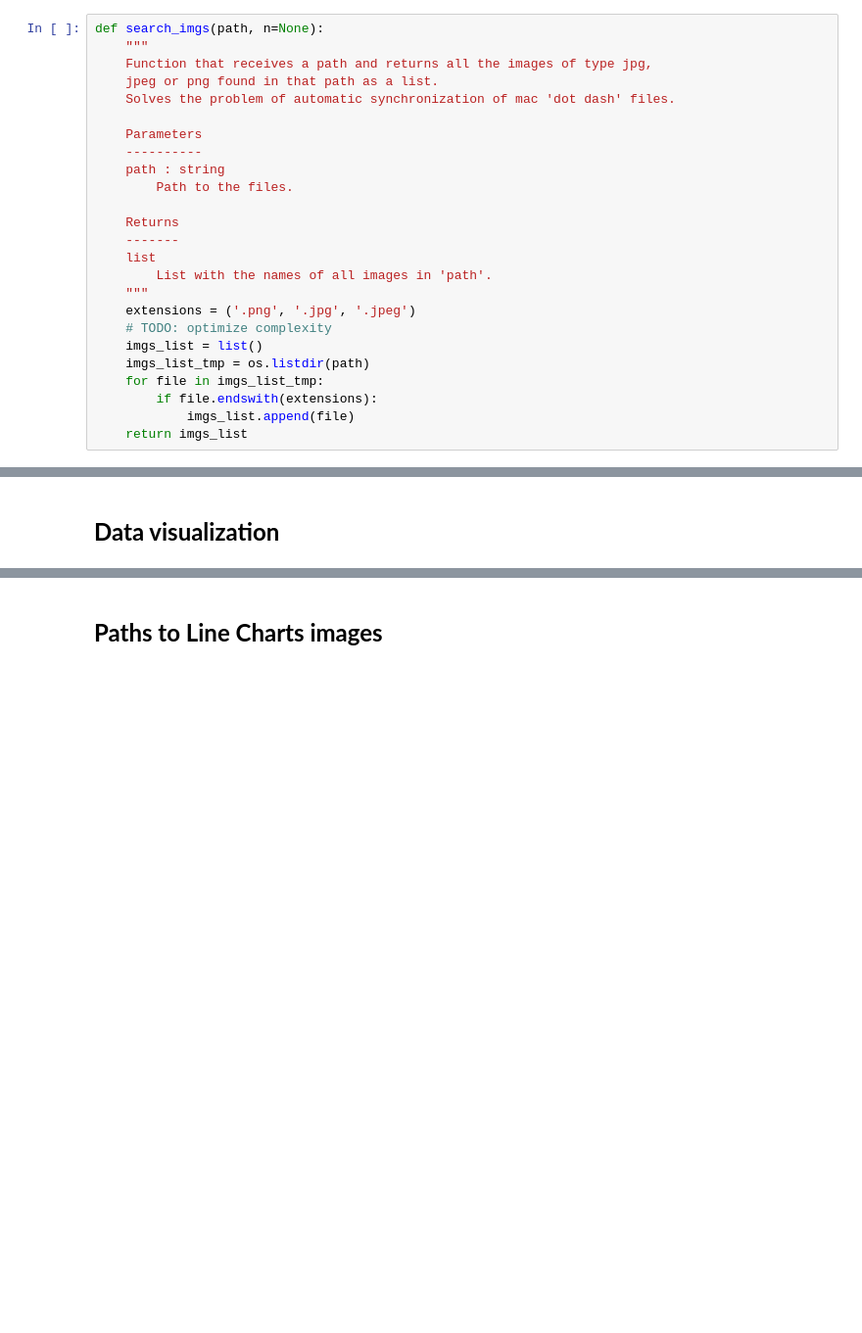
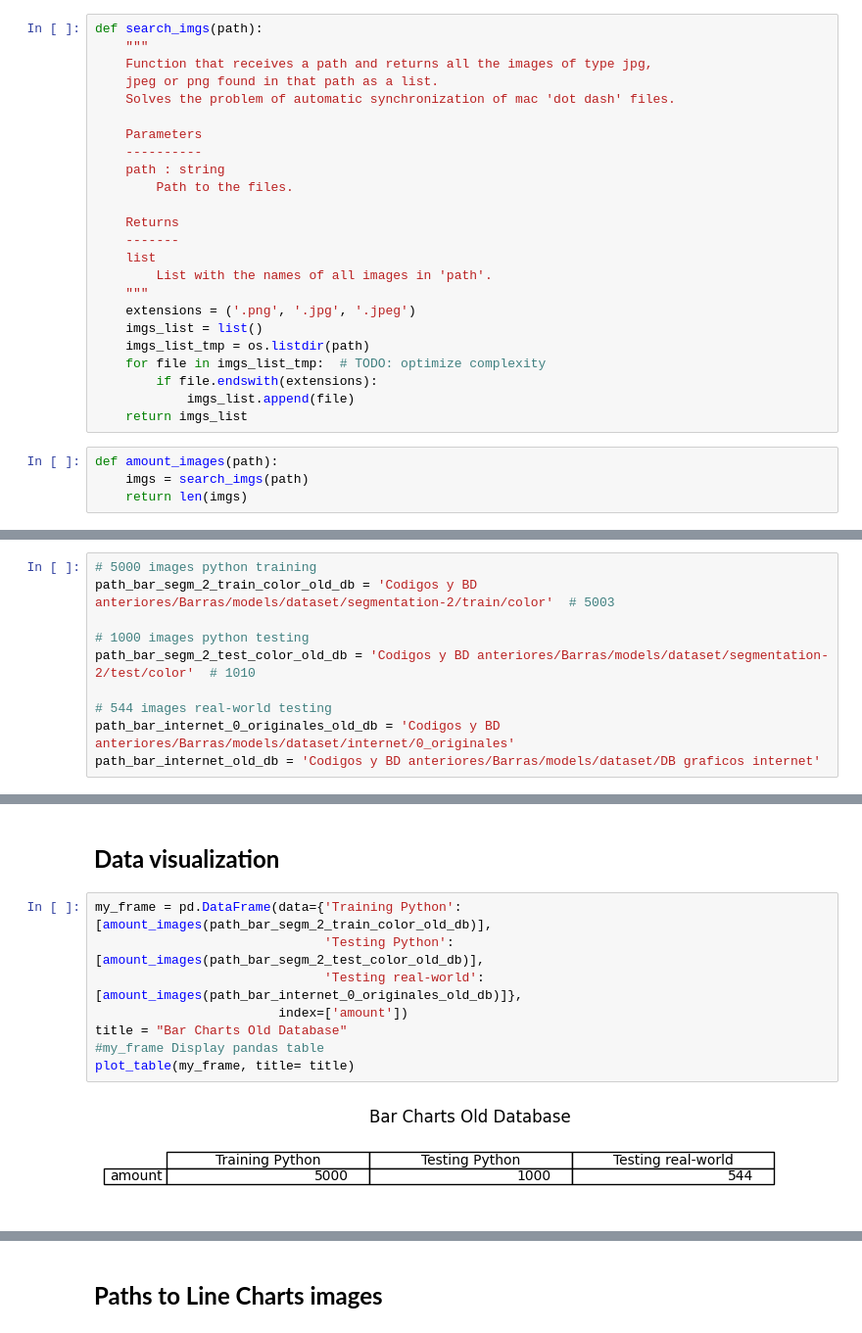
Before and after one commit to nucontreras/artificial-intelligence-scripts, a Jupyter notebook: FSCN/data_analysis.ipynb, the cells around one changed output, grey strips where cells are left out. Shown at 98% size. Drawn from its saved outputs; the diff is of its cells as text; blank space fills up the shorter version.

```diff
--- a/FSCN/data_analysis.ipynb
+++ b/FSCN/data_analysis.ipynb
@@ -34,7 +34,7 @@ import cv2
 # %% [markdown]
 #<b><FONT color='MidnightBlue' size='5'>General Functions</FONT></b>
 # %%
-def search_imgs(path, n=None):
+def search_imgs(path):
     """
     Function that receives a path and returns all the images of type jpg,
     jpeg or png found in that path as a list.
@@ -51,13 +51,16 @@ def search_imgs(path, n=None):
         List with the names of all images in 'path'.
     """
     extensions = ('.png', '.jpg', '.jpeg')
-    # TODO: optimize complexity
     imgs_list = list()
     imgs_list_tmp = os.listdir(path)
-    for file in imgs_list_tmp:
+    for file in imgs_list_tmp:  # TODO: optimize complexity
         if file.endswith(extensions):
             imgs_list.append(file)
     return imgs_list
+# %%
+def amount_images(path):
+    imgs = search_imgs(path)
+    return len(imgs)
 # %%
 def plot_table(frame, title=None):
     fig = plt.figure(figsize=(8, 1))
@@ -232,0 +175,10 @@ The path Codigos y BD anteriores/Barras/models/dataset/DB graficos internet/Barr
+# %%
+# 5000 images python training
+path_bar_segm_2_train_color_old_db = 'Codigos y BD anteriores/Barras/models/dataset/segmentation-2/train/color'  # 5003
+
+# 1000 images python testing
+path_bar_segm_2_test_color_old_db = 'Codigos y BD anteriores/Barras/models/dataset/segmentation-2/test/color'  # 1010
+
+# 544 images real-world testing
+path_bar_internet_0_originales_old_db = 'Codigos y BD anteriores/Barras/models/dataset/internet/0_originales'
+path_bar_internet_old_db = 'Codigos y BD anteriores/Barras/models/dataset/DB graficos internet'
@@ -233,2 +187,12 @@ The path Codigos y BD anteriores/Barras/models/dataset/DB graficos internet/Barr
 # %% [markdown]
 ## <b><FONT size="5" color='MidnightBlue '>Data visualization </FONT>
+# %%
+my_frame = pd.DataFrame(data={'Training Python':[amount_images(path_bar_segm_2_train_color_old_db)],
+                              'Testing Python':[amount_images(path_bar_segm_2_test_color_old_db)],
+                              'Testing real-world':[amount_images(path_bar_internet_0_originales_old_db)]},
+                        index=['amount'])
+title = "Bar Charts Old Database"
+#my_frame Display pandas table
+plot_table(my_frame, title= title)
+# %% [output]
+[figure, added]
```
Also changed, not shown: parts of 33 cells of this notebook.
